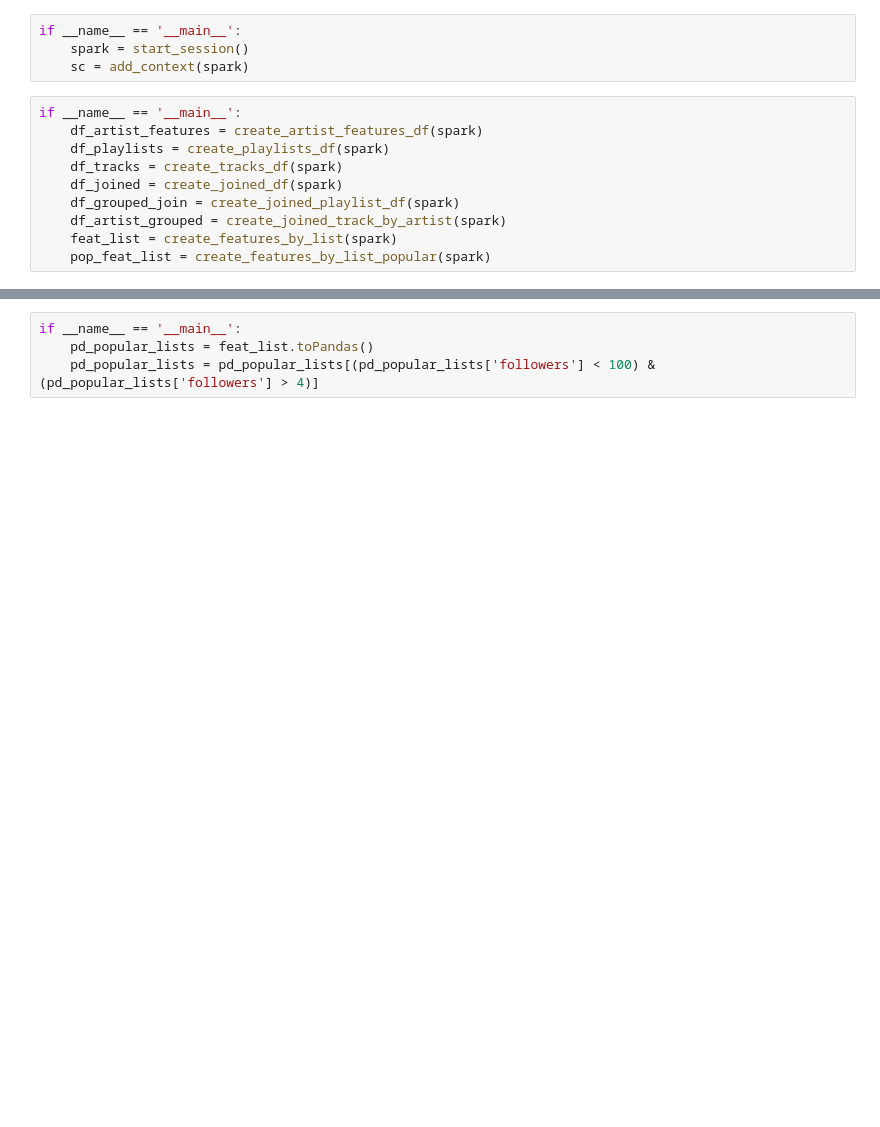
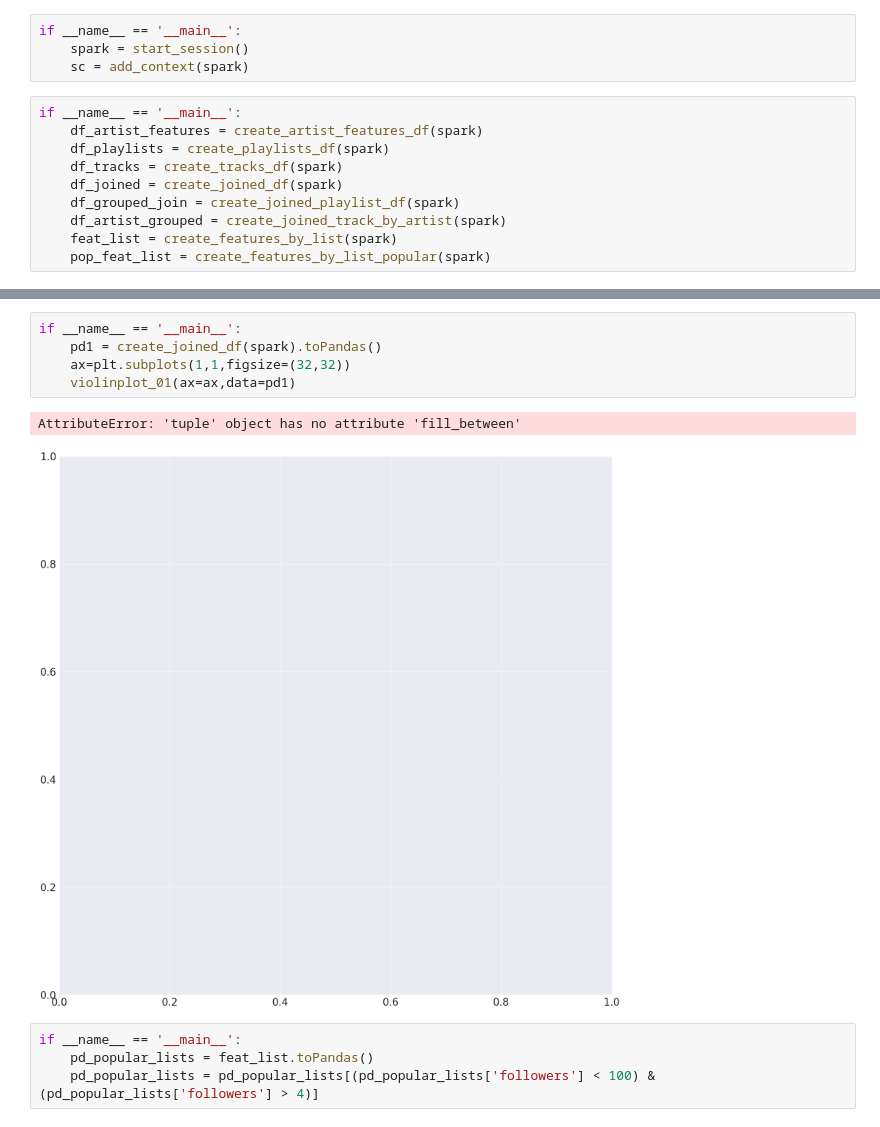
Before and after one commit to lukeschroder/capstone1, a Jupyter notebook: notebooks/plot.ipynb, the cells around one changed output, grey strips where cells are left out. Drawn from its saved outputs; the diff is of its cells as text; blank space fills up the shorter version.

```diff
--- a/notebooks/plot.ipynb
+++ b/notebooks/plot.ipynb
@@ -156,3 +163,11 @@ if __name__ == '__main__':
+# %%
+if __name__ == '__main__':
+    pd1 = create_joined_df(spark).toPandas()
+    ax=plt.subplots(1,1,figsize=(32,32))
+    violinplot_01(ax=ax,data=pd1)
+# %% [output]
+AttributeError: 'tuple' object has no attribute 'fill_between'
+[figure, added]
 # %%
 if __name__ == '__main__':
     pd_popular_lists = feat_list.toPandas()
```
Also changed, not shown: parts of 4 cells of this notebook, 4 other files.
